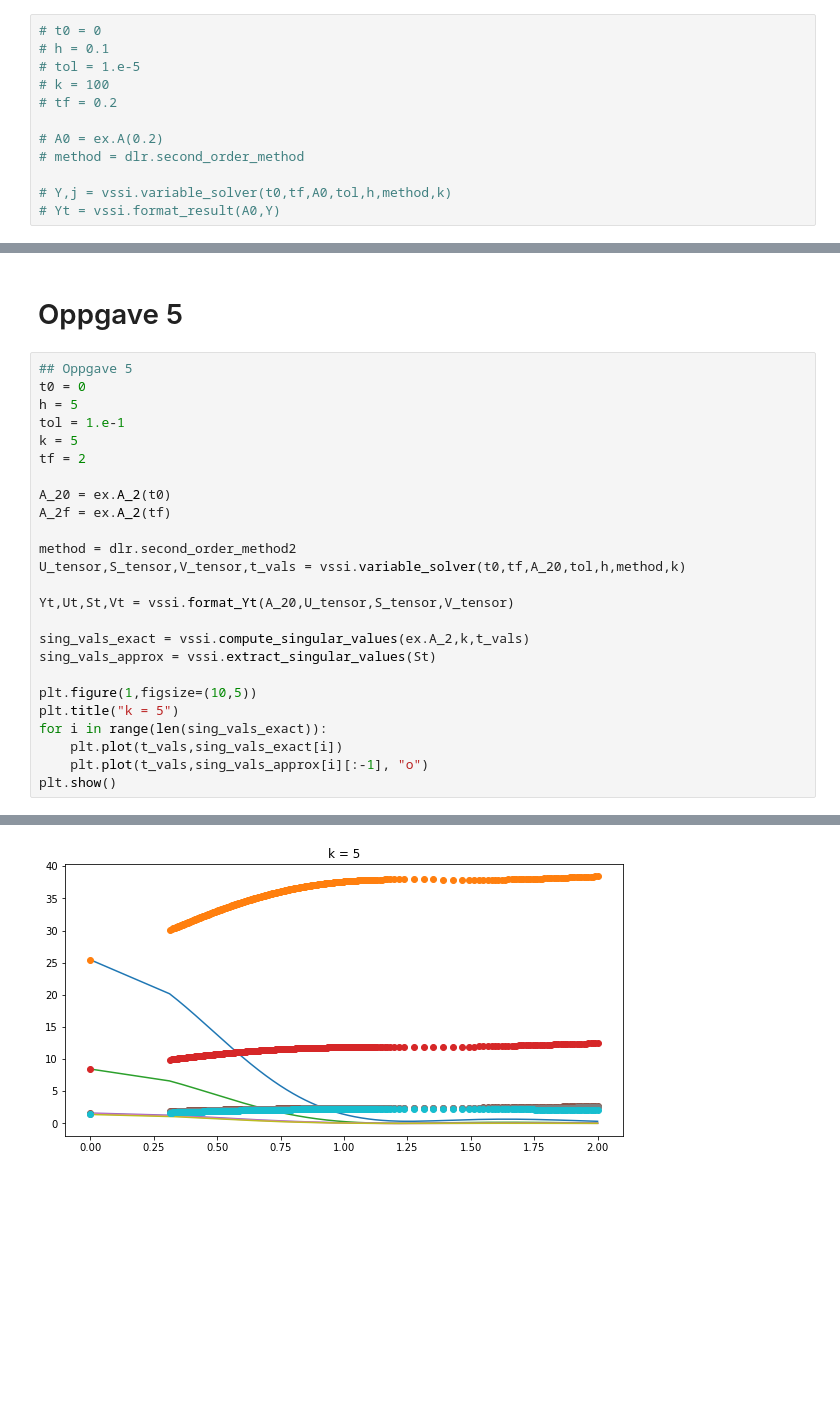
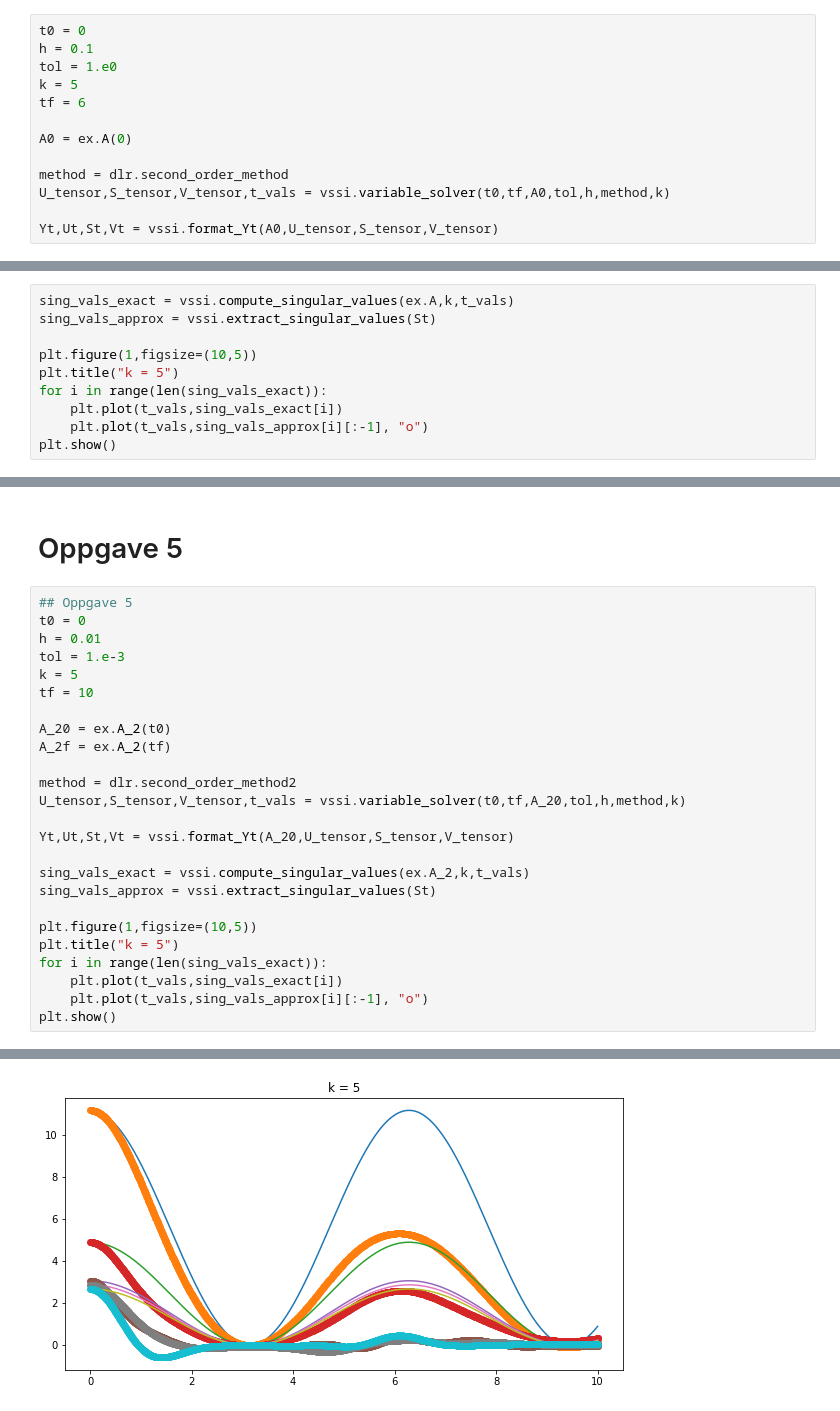
Before and after one commit to albertbayazidi/Dynamic-Low-Rank-Approximations-and-Bidiagonalization, a Jupyter notebook: test.ipynb, the cells around one changed output, grey strips where cells are left out. Drawn from its saved outputs; the diff is of its cells as text; blank space fills up the shorter version.

```diff
--- a/test.ipynb
+++ b/test.ipynb
@@ -115,12 +54,13 @@ count 0 j 1 t 0.00625 h 0.003125 u 4.472 v 4.472 s 54.68
 # %%
-# t0 = 0
-# h = 0.1
-# tol = 1.e-5
-# k = 100
-# tf = 0.2
+t0 = 0
+h = 0.1
+tol = 1.e0
+k = 5
+tf = 6
 
-# A0 = ex.A(0.2)
-# method = dlr.second_order_method
+A0 = ex.A(0)
 
-# Y,j = vssi.variable_solver(t0,tf,A0,tol,h,method,k)
-# Yt = vssi.format_result(A0,Y)
+method = dlr.second_order_method
+U_tensor,S_tensor,V_tensor,t_vals = vssi.variable_solver(t0,tf,A0,tol,h,method,k)
+
+Yt,Ut,St,Vt = vssi.format_Yt(A0,U_tensor,S_tensor,V_tensor)
@@ -126,0 +85,10 @@ count 0 j 1 t 0.00625 h 0.003125 u 4.472 v 4.472 s 54.68
+# %%
+sing_vals_exact = vssi.compute_singular_values(ex.A,k,t_vals)
+sing_vals_approx = vssi.extract_singular_values(St)
+
+plt.figure(1,figsize=(10,5))
+plt.title("k = 5")
+for i in range(len(sing_vals_exact)):
+    plt.plot(t_vals,sing_vals_exact[i])
+    plt.plot(t_vals,sing_vals_approx[i][:-1], "o")
+plt.show()
@@ -140,10 +107,10 @@ plt.show()
 # %%
 ## Oppgave 5
 t0 = 0
-h = 5
-tol = 1.e-1
+h = 0.01
+tol = 1.e-3
 k = 5
-tf = 2
+tf = 10
 
 A_20 = ex.A_2(t0)
 A_2f = ex.A_2(tf)
@@ -166,2 +150,2 @@ plt.show()
-[figure, old version]
+[figure, new version]
 # %%
```
Also changed, not shown: parts of 10 cells of this notebook, 3 other files.
